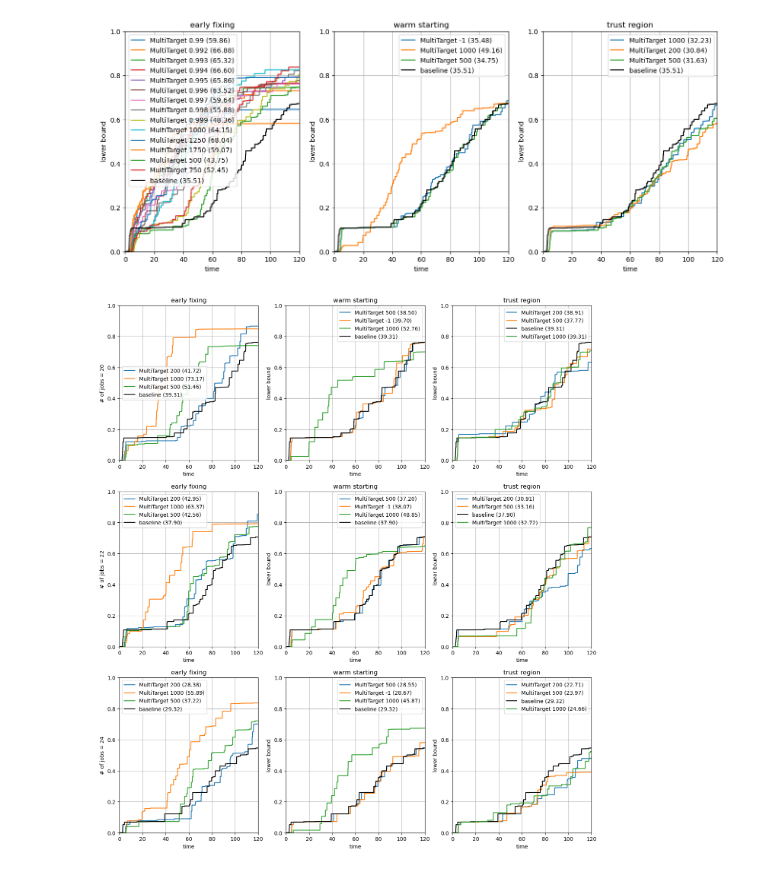
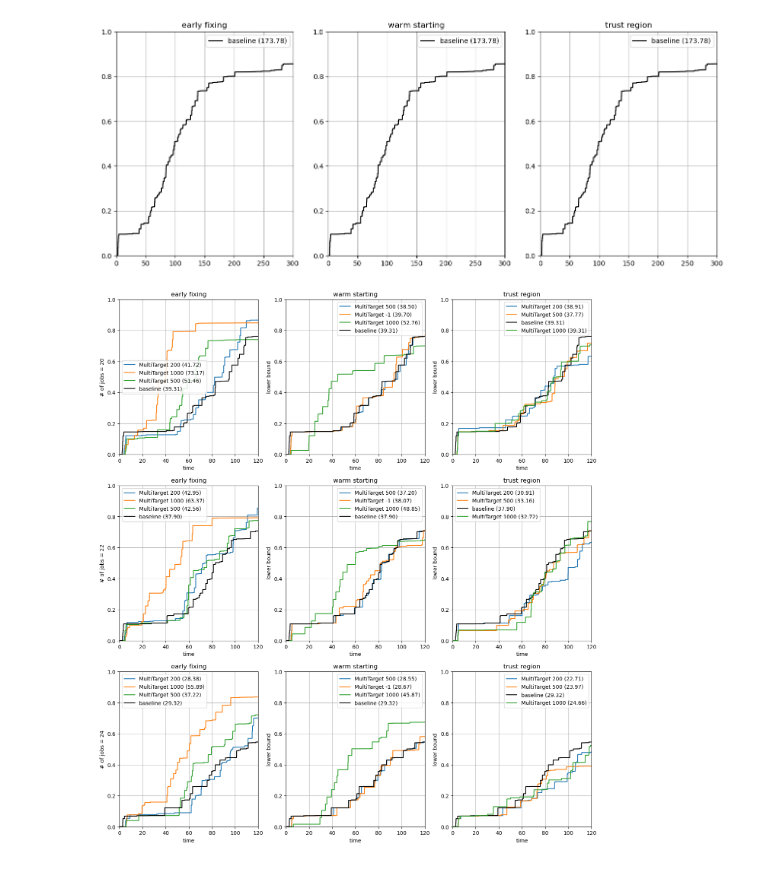
Before and after one commit to gos-ufsc/sat-gnn, a Jupyter notebook: notebooks/5.1-bmp-heuristics-evaluation.ipynb, the cells around one changed output. Drawn from its saved outputs; the diff is of its cells as text; code cells hidden in the pictures.

Commit message:
longer time budget

```diff
--- a/notebooks/5.1-bmp-heuristics-evaluation.ipynb
+++ b/notebooks/5.1-bmp-heuristics-evaluation.ipynb
@@ -21,7 +24,7 @@ results_dir = Path('../data/results/')
 opts_dir = Path('../data/interim/')
 
 T = 125
-net_id = 'gbmooeqh'
+net_id = 'xae9giql'
 all_shortnames = {'_'.join(fp.name.split('_')[:3]) for fp in results_dir.glob(f'{net_id}_*_{T}_*.json')}
 all_shortnames.add('baseline_bs_0')
 all_shortnames
@@ -80,11 +68,11 @@ def load_all_results(shortname: str):
             **result
         ))
     df = pd.DataFrame(results)
-    df['primal_curve'] = df['primal_curve'].apply(normalize_curve)
+    df['primal_curve'] = df['primal_curve'].apply(normalize_curve, T=300)
     df['primal_curve'] = df['primal_curve'] / df['opt_obj']
 
     df['time_to_feasible'] = df['primal_curve'].map(get_first_feasible)
-    df.loc[df['infeasible'],'time_to_feasible'] = 120
+    df.loc[df['infeasible'],'time_to_feasible'] = 300
     # df['time_to_feasible'][df['infeasible']] = 120
 
     return df
@@ -163,35 +138,35 @@ axs[0].set_title('early fixing')
 axs[1].set_title('warm starting')
 axs[2].set_title('trust region')
 
 for sn in sns:
     df = dfs[sn]
     dt = 1e-3
     curve = df['primal_curve'].mean()
     auc = np.sum(curve * dt)
     x = np.arange(len(curve)) * dt
     if 'ef' in sn:
         ax = axs[0]
     elif 'ws' in sn:
         ax = axs[1]
     elif 'tr' in sn:
         ax = axs[2]
     else:
         for ax in axs:
             ax.plot(x, curve, color='black', label=f"baseline ({auc:.2f})")
         continue
     ax.plot(x, curve, label=sn.split('_')[0]+' '+sn.split('_')[2]+f" ({auc:.2f})")
     ax.set_ylabel('lower bound')
     ax.set_xlabel('time')
 # plt.plot(df[~df['infeasible']]['primal_curve'].mean())
 
 for ax in axs:
-    ax.set_xlim(0,120)
+    ax.set_xlim(0,300)
     ax.set_ylim(0,1)
     ax.legend()
     ax.grid()
 plt.show()
 # %% [output]
-[figure, old version]
+[figure, new version]
 # %%
 # TODO: baseline is different for every method, as it should take on account the
 # feasibility
```
Also changed, not shown: parts of 7 cells of this notebook, 1 other file.
